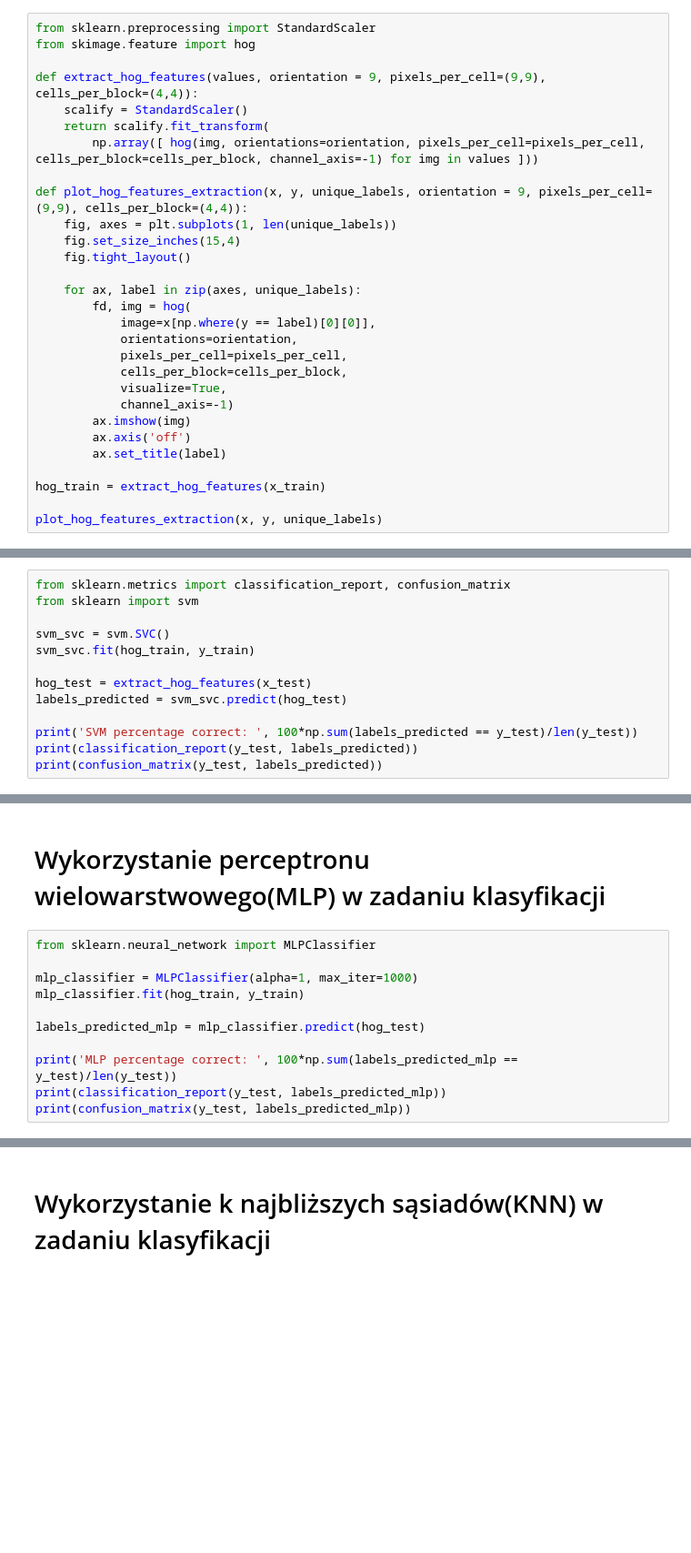
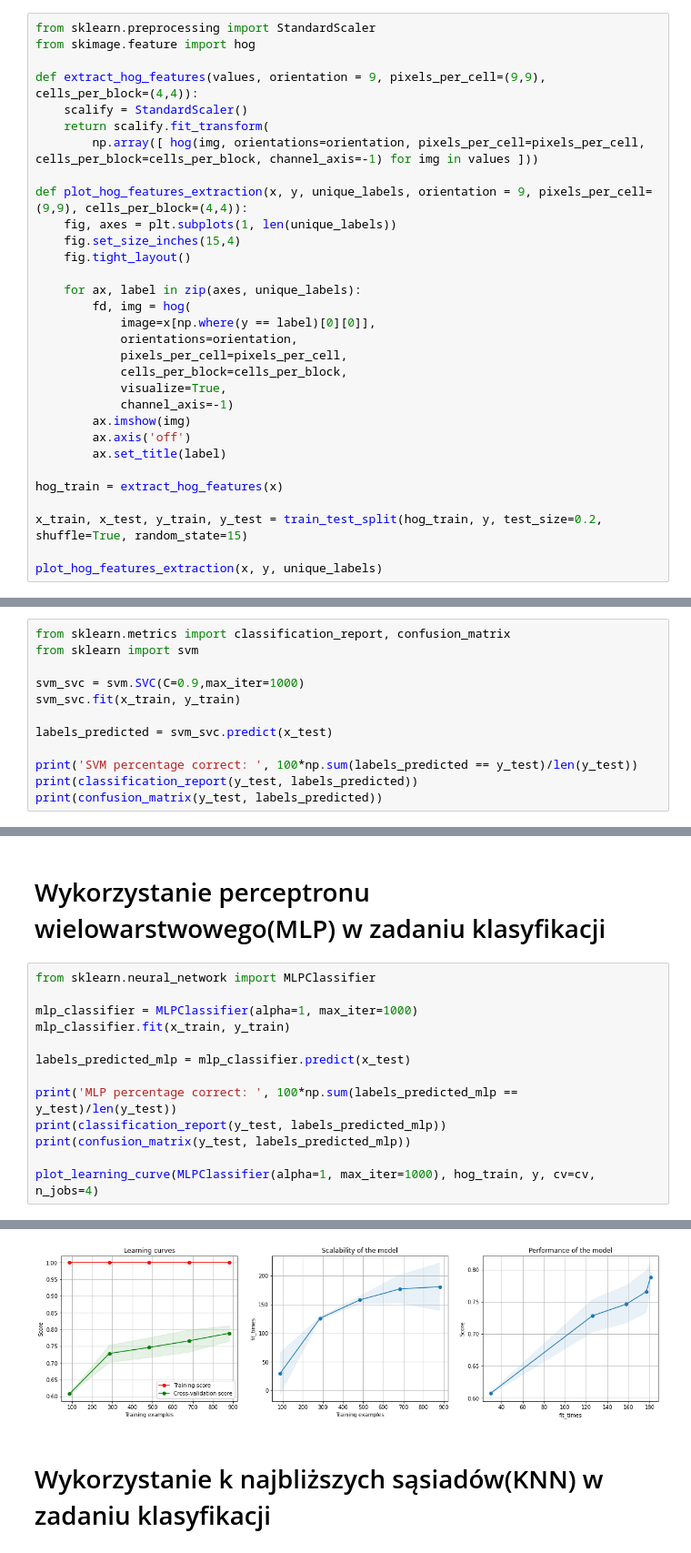
Before and after one commit to Wiktor-99/AUM, a Jupyter notebook: algorithms_projects.ipynb, the cells around one changed output, grey strips where cells are left out. Shown at 91% size. Drawn from its saved outputs; the diff is of its cells as text; blank space fills up the shorter version.

Commit message:
Add cross validation and learning curves

```diff
--- a/algorithms_projects.ipynb
+++ b/algorithms_projects.ipynb
@@ -72,7 +69,9 @@ def plot_hog_features_extraction(x, y, unique_labels, orientation = 9, pixels_pe
         ax.axis('off')
         ax.set_title(label)
 
-hog_train = extract_hog_features(x_train)
+hog_train = extract_hog_features(x)
+
+x_train, x_test, y_train, y_test = train_test_split(hog_train, y, test_size=0.2, shuffle=True, random_state=15)
 
 plot_hog_features_extraction(x, y, unique_labels)
 # %% [output]
@@ -83,11 +82,10 @@ plot_hog_features_extraction(x, y, unique_labels)
 from sklearn.metrics import classification_report, confusion_matrix
 from sklearn import svm
 
-svm_svc = svm.SVC()
-svm_svc.fit(hog_train, y_train)
+svm_svc = svm.SVC(C=0.9,max_iter=1000)
+svm_svc.fit(x_train, y_train)
 
-hog_test = extract_hog_features(x_test)
-labels_predicted = svm_svc.predict(hog_test)
+labels_predicted = svm_svc.predict(x_test)
 
 print('SVM percentage correct: ', 100*np.sum(labels_predicted == y_test)/len(y_test))
 print(classification_report(y_test, labels_predicted))
@@ -117,11 +214,13 @@ weighted avg       0.87      0.86      0.86       221
 from sklearn.neural_network import MLPClassifier
 
 mlp_classifier = MLPClassifier(alpha=1, max_iter=1000)
-mlp_classifier.fit(hog_train, y_train)
+mlp_classifier.fit(x_train, y_train)
 
-labels_predicted_mlp = mlp_classifier.predict(hog_test)
+labels_predicted_mlp = mlp_classifier.predict(x_test)
 
 print('MLP percentage correct: ', 100*np.sum(labels_predicted_mlp == y_test)/len(y_test))
 print(classification_report(y_test, labels_predicted_mlp))
 print(confusion_matrix(y_test, labels_predicted_mlp))
+
+plot_learning_curve(MLPClassifier(alpha=1, max_iter=1000), hog_train, y, cv=cv, n_jobs=4)
 # %% [output]
@@ -146,3 +246,4 @@ weighted avg       0.83      0.82      0.82       221
+[figure, added]
 # %% [markdown]
 # Wykorzystanie k najbliższych sąsiadów(KNN) w zadaniu klasyfikacji
 # %%
```
Also changed, not shown: parts of 5 cells of this notebook.
